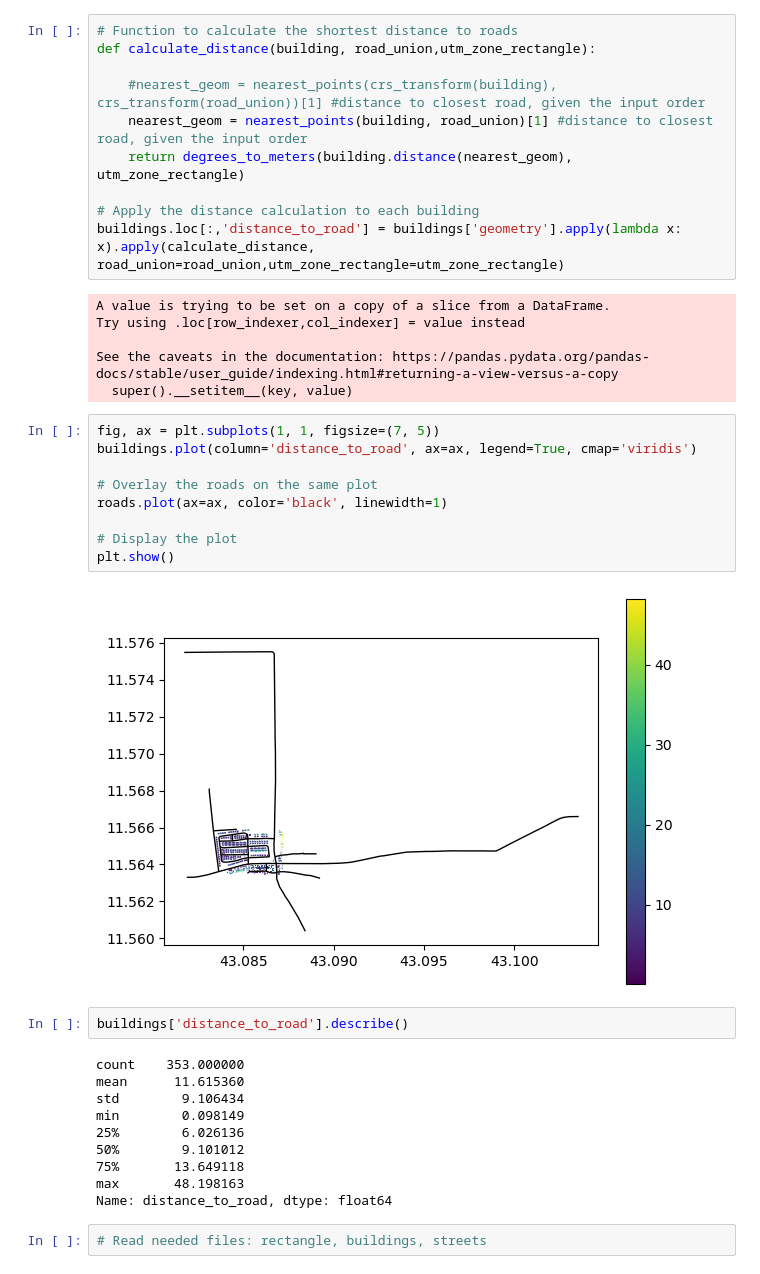
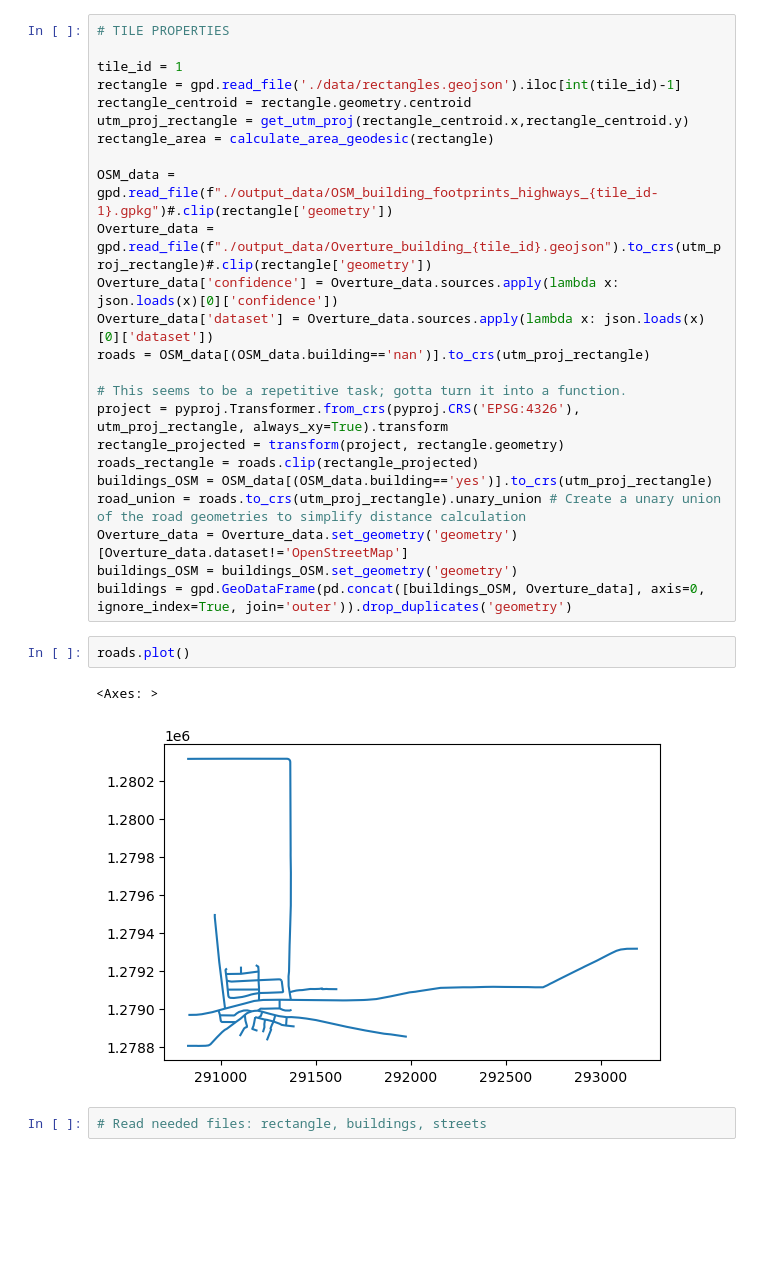
Before and after one commit to sarangof/identifyingLandSubdivisions, a Jupyter notebook: calculate-metrics.ipynb, the cells around one changed output. Drawn from its saved outputs; the diff is of its cells as text; blank space fills up the shorter version.

```diff
--- a/calculate-metrics.ipynb
+++ b/calculate-metrics.ipynb
@@ -62,42 +54,32 @@ Name: 16, dtype: object
-# %%
-# Function to calculate the shortest distance to roads
-def calculate_distance(building, road_union,utm_zone_rectangle):
-
-    #nearest_geom = nearest_points(crs_transform(building), crs_transform(road_union))[1] #distance to closest road, given the input order
-    nearest_geom = nearest_points(building, road_union)[1] #distance to closest road, given the input order
-    return degrees_to_meters(building.distance(nearest_geom), utm_zone_rectangle)
-
-# Apply the distance calculation to each building
-buildings.loc[:,'distance_to_road'] = buildings['geometry'].apply(lambda x: x).apply(calculate_distance, road_union=road_union,utm_zone_rectangle=utm_zone_rectangle)
-# %% [output]
-A value is trying to be set on a copy of a slice from a DataFrame.
-Try using .loc[row_indexer,col_indexer] = value instead
-
-See the caveats in the documentation: https://pandas.pydata.org/pandas-docs/stable/user_guide/indexing.html#returning-a-view-versus-a-copy
-  super().__setitem__(key, value)
-# %%
-fig, ax = plt.subplots(1, 1, figsize=(7, 5))
-buildings.plot(column='distance_to_road', ax=ax, legend=True, cmap='viridis')
-
-# Overlay the roads on the same plot
-roads.plot(ax=ax, color='black', linewidth=1)
-
-# Display the plot
-plt.show()
-# %% [output]
-[figure, removed]
-# %%
-buildings['distance_to_road'].describe()
-# %% [output]
-count    353.000000
-mean      11.615360
-std        9.106434
-min        0.098149
-25%        6.026136
-50%        9.101012
-75%       13.649118
-max       48.198163
-Name: distance_to_road, dtype: float64
+# %%
+# TILE PROPERTIES
+
+tile_id = 1
+rectangle = gpd.read_file('./data/rectangles.geojson').iloc[int(tile_id)-1]
+rectangle_centroid = rectangle.geometry.centroid
+utm_proj_rectangle = get_utm_proj(rectangle_centroid.x,rectangle_centroid.y)
+rectangle_area = calculate_area_geodesic(rectangle)
+
+OSM_data = gpd.read_file(f"./output_data/OSM_building_footprints_highways_{tile_id-1}.gpkg")#.clip(rectangle['geometry'])
+Overture_data = gpd.read_file(f"./output_data/Overture_building_{tile_id}.geojson").to_crs(utm_proj_rectangle)#.clip(rectangle['geometry'])
+Overture_data['confidence'] = Overture_data.sources.apply(lambda x: json.loads(x)[0]['confidence'])
+Overture_data['dataset'] = Overture_data.sources.apply(lambda x: json.loads(x)[0]['dataset'])
+roads = OSM_data[(OSM_data.building=='nan')].to_crs(utm_proj_rectangle)
+
+# This seems to be a repetitive task; gotta turn it into a function.
+project = pyproj.Transformer.from_crs(pyproj.CRS('EPSG:4326'), utm_proj_rectangle, always_xy=True).transform
+rectangle_projected = transform(project, rectangle.geometry)
+roads_rectangle = roads.clip(rectangle_projected)
+buildings_OSM = OSM_data[(OSM_data.building=='yes')].to_crs(utm_proj_rectangle)
+road_union = roads.to_crs(utm_proj_rectangle).unary_union # Create a unary union of the road geometries to simplify distance calculation
+Overture_data = Overture_data.set_geometry('geometry')[Overture_data.dataset!='OpenStreetMap']
+buildings_OSM = buildings_OSM.set_geometry('geometry')
+buildings = gpd.GeoDataFrame(pd.concat([buildings_OSM, Overture_data], axis=0, ignore_index=True, join='outer')).drop_duplicates('geometry')
+# %%
+roads.plot()
+# %% [output]
+<Axes: >
+[figure, added]
 # %%
 # Read needed files: rectangle, buildings, streets
 # %%
```
Also changed, not shown: parts of 20 cells of this notebook, 3 other files.
